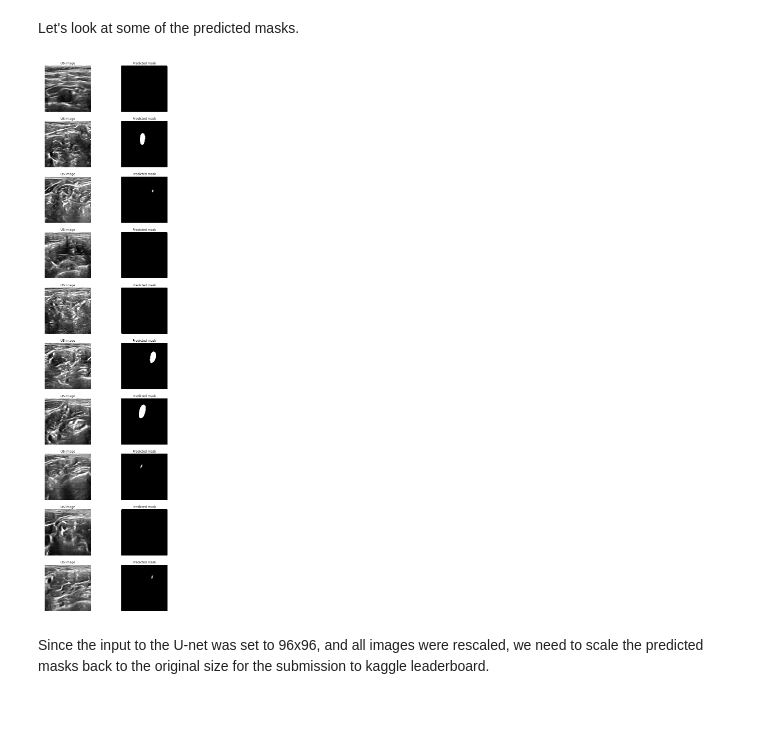
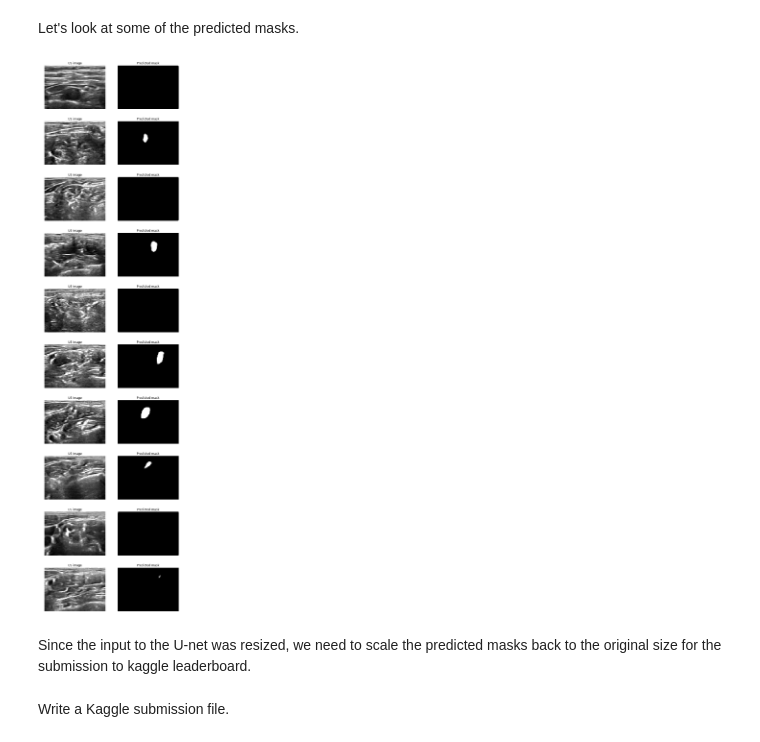
Before and after one commit to agisga/ultrasound-nerve-segmentation, a Jupyter notebook: jupyter/U-net_improved.ipynb, the cells around one changed output. Drawn from its saved outputs; the diff is of its cells as text; code cells hidden in the pictures; blank space fills up the shorter version.

```diff
--- a/jupyter/U-net_improved.ipynb
+++ b/jupyter/U-net_improved.ipynb
@@ -367,5 +397,5 @@ imgs_test /= std
 # %%
-model.load_weights('weights.h5')
+model.load_weights('weights_2.h5')
 
 imgs_mask_test = model.predict(imgs_test, verbose=1)
 #np.save('imgs_mask_test.npy', imgs_mask_test)
@@ -374,18 +404,9 @@ imgs_mask_test = model.predict(imgs_test, verbose=1)
 # %% [markdown]
 Let's look at some of the predicted masks.
-# %%
-f = plt.figure(figsize=(10, 40))
-for i in range(10):
-    sp = f.add_subplot(10, 2, 2*i+1)
-    sp.axis('Off')
-    sp.set_title('US image')
-    plt.imshow(imgs_test[i, :, :, 0], cmap="gray")
-
-    sp = f.add_subplot(10, 2, 2*i+2)
-    sp.axis('Off')
-    sp.set_title('Predicted mask')
-    plt.imshow(imgs_mask_test[i, :, :, 0], cmap="gray")
-# %% [output]
-[figure, removed]
+# %%
+plot_n((imgs_test, imgs_mask_test), ('US image', 'Predicted mask'),
+       n=10, width=10, height=42)
+# %% [output]
+[figure, added]
 # %% [markdown]
-Since the input to the U-net was set to 96x96, and all images were rescaled, we need to scale the predicted masks back to the original size for the submission to kaggle leaderboard.
+Since the input to the U-net was resized, we need to scale the predicted masks back to the original size for the submission to kaggle leaderboard.
@@ -414,6 +435,8 @@ def run_length_enc(label):
     res = [[s+1, l+1] for s, l in zip(list(start), list(length))]
     res = list(chain.from_iterable(res))
     return ' '.join([str(r) for r in res])
+# %% [markdown]
+Write a Kaggle submission file.
 # %%
 #imgs_mask_test = np.load('imgs_mask_test.npy')
 argsort = np.argsort(test_imgs_id)
```
Also changed, not shown: parts of 22 cells of this notebook.
